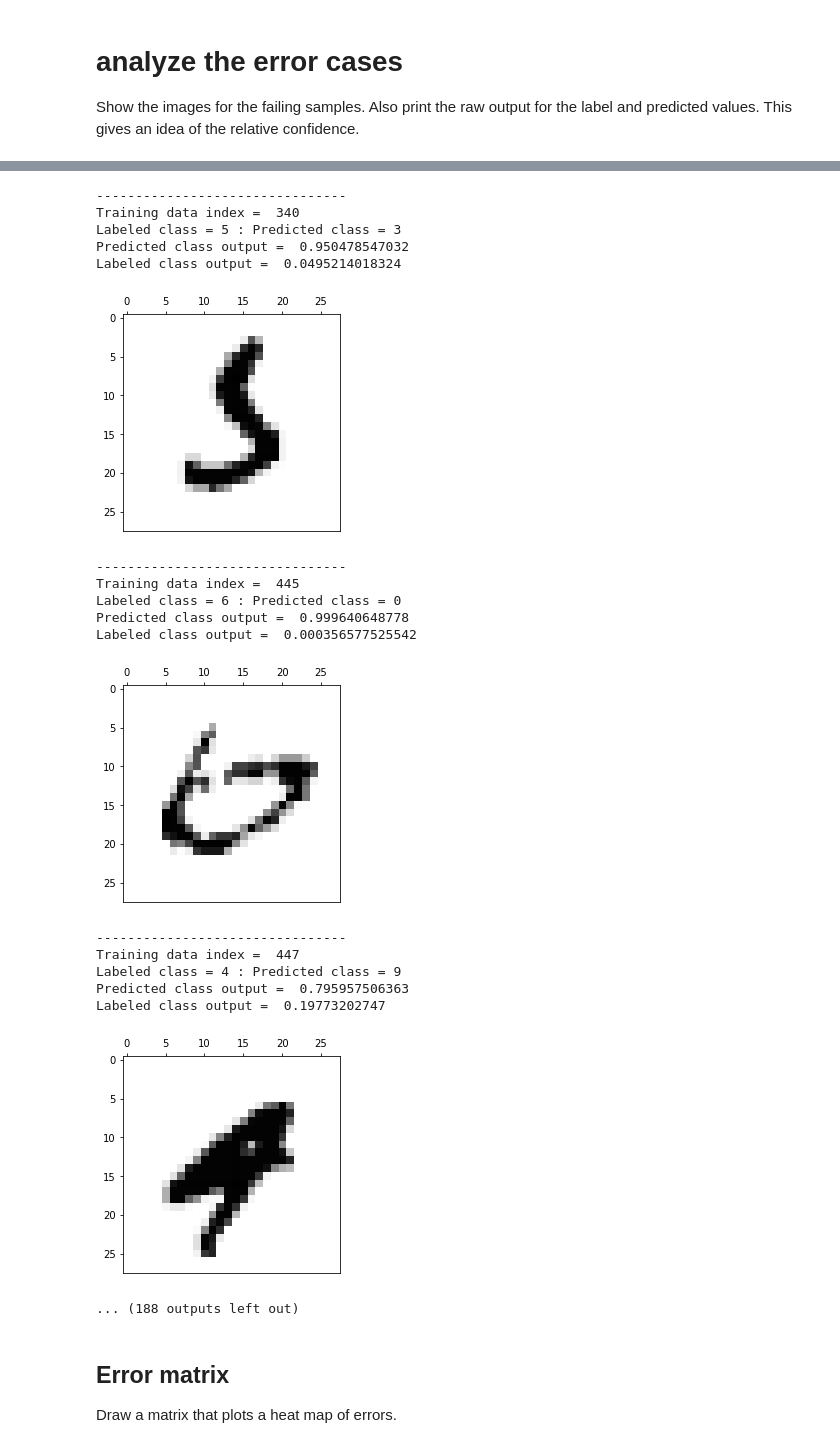
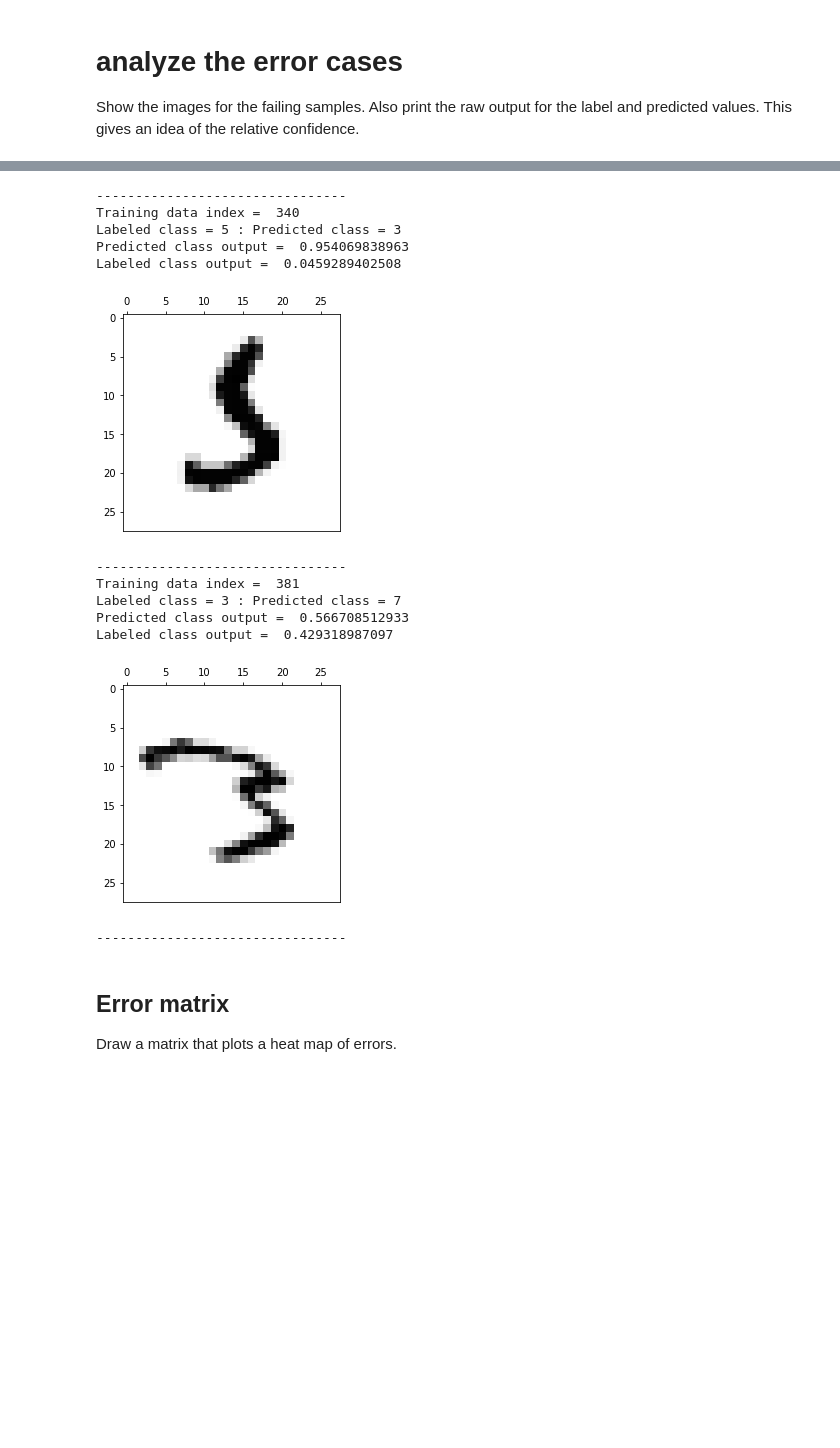
Before and after one commit to anamayasullerey/start, a Jupyter notebook: docs/mnist_net.ipynb, the cells around one changed output, grey strips where cells are left out. Cells and saved outputs as stored; diff of their text form; code cells hidden in the pictures; blank space fills up the shorter version.

Commit message:
Reduced number of errors being shown to reduce clutter in the version printed on github.

```diff
--- a/docs/mnist_net.ipynb
+++ b/docs/mnist_net.ipynb
@@ -180,6 +180,7 @@ for i in range(pred_y_class.shape[0]):
 # analyze the error cases
 Show the images for the failing samples. Also print the raw output for the label and predicted values. This gives an idea of the relative confidence.
 # %%
+showErrors = 5
 for error in errDict.values():
     print ("Training data index = ", str(error.index))
     print ("Labeled class = {0} : Predicted class = {1}".format(error.y, error.pred_y))
@@ -188,6 +189,9 @@ for error in errDict.values():
     print()
     error.show()
     print ("--------------------------------")
+    showErrors -= 1
+    if (showErrors == 0):
+        break
 # %% [output]
 Training data index =  8
 Labeled class = 5 : Predicted class = 6
@@ -208,23 +212,17 @@ Labeled class output =  0.00373447771466
 [figure]
 --------------------------------
 Training data index =  340
 Labeled class = 5 : Predicted class = 3
-Predicted class output =  0.950478547032
-Labeled class output =  0.0495214018324
+Predicted class output =  0.954069838963
+Labeled class output =  0.0459289402508
 [figure]
 --------------------------------
-Training data index =  445
-Labeled class = 6 : Predicted class = 0
-Predicted class output =  0.999640648778
-Labeled class output =  0.000356577525542
+Training data index =  381
+Labeled class = 3 : Predicted class = 7
+Predicted class output =  0.566708512933
+Labeled class output =  0.429318987097
-[figure, old version]
+[figure, new version]
 --------------------------------
-Training data index =  447
-Labeled class = 4 : Predicted class = 9
-Predicted class output =  0.795957506363
-Labeled class output =  0.19773202747
-[figure, removed]
-... (188 outputs left out)
 # %% [markdown]
 ## Error matrix
 Draw a matrix that plots a heat map of errors.
```
Also changed, not shown: parts of 4 cells of this notebook.
